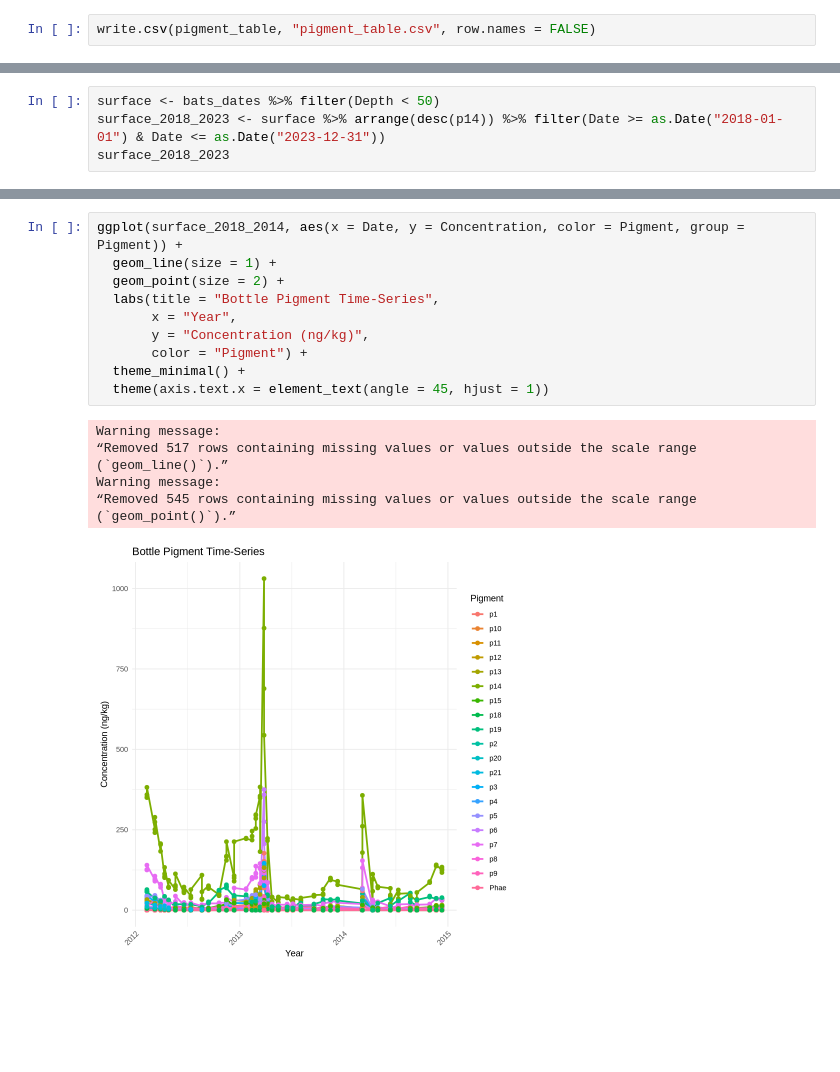
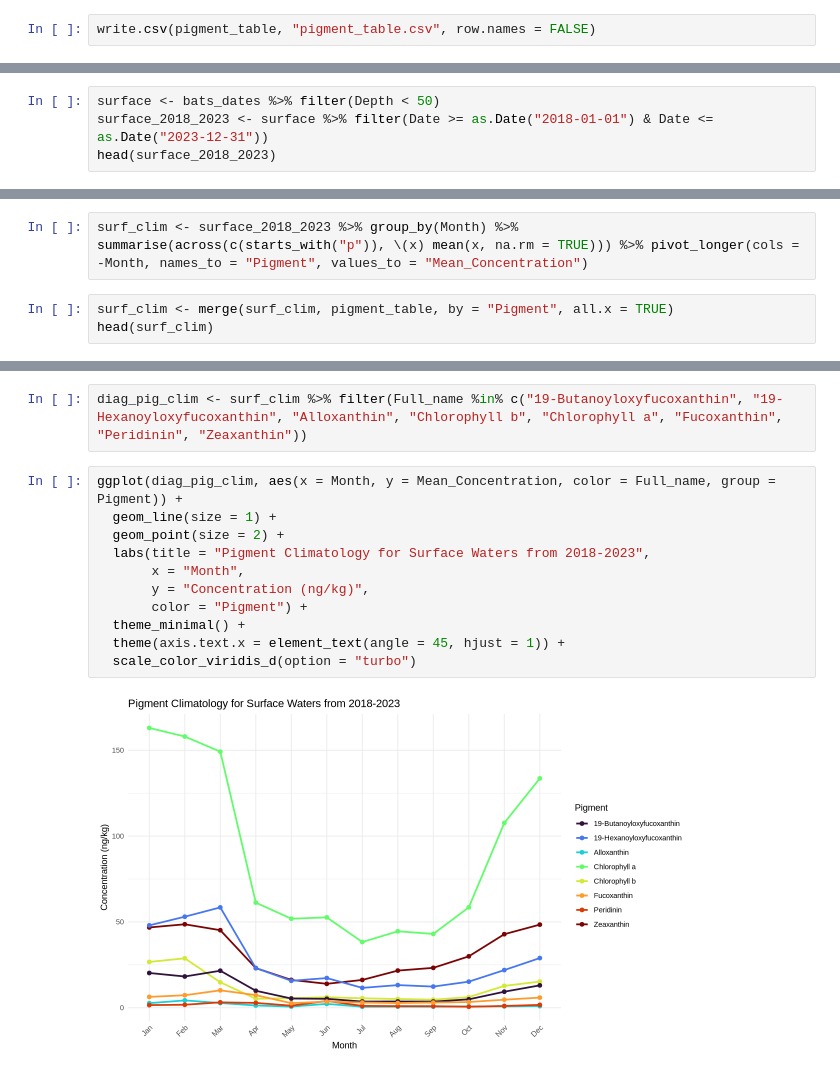
Before and after one commit to marianatorres4/OceanCritters, a Jupyter notebook: pig_clim.ipynb, the cells around one changed output, grey strips where cells are left out. Cells and saved outputs as stored; diff of their text form; blank space fills up the shorter version.

Commit message:
Updated pigment notebook with properly constrained climatology and plots with 7 diagnostic pigments

```diff
--- a/pig_clim.ipynb
+++ b/pig_clim.ipynb
@@ -186,5 +274,5 @@ surface_2018_2023 <- surface %>% filter(Date >= as.Date("2018-01-01") & Date <=
 # %%
 surface <- bats_dates %>% filter(Depth < 50)
-surface_2018_2023 <- surface %>% arrange(desc(p14)) %>% filter(Date >= as.Date("2018-01-01") & Date <= as.Date("2023-12-31"))
-surface_2018_2023
+surface_2018_2023 <- surface %>% filter(Date >= as.Date("2018-01-01") & Date <= as.Date("2023-12-31"))
+head(surface_2018_2023)
 # %% [output]
@@ -209,0 +300,5 @@ A data.frame: 277 × 31
+# %%
+surf_clim <- surface_2018_2023 %>% group_by(Month) %>% summarise(across(c(starts_with("p")), \(x) mean(x, na.rm = TRUE))) %>% pivot_longer(cols = -Month, names_to = "Pigment", values_to = "Mean_Concentration")
+# %%
+surf_clim <- merge(surf_clim, pigment_table, by = "Pigment", all.x = TRUE)
+head(surf_clim)
@@ -210,18 +315,15 @@ A data.frame: 277 × 31
+# %%
+diag_pig_clim <- surf_clim %>% filter(Full_name %in% c("19-Butanoyloxyfucoxanthin", "19-Hexanoyloxyfucoxanthin", "Alloxanthin", "Chlorophyll b", "Chlorophyll a", "Fucoxanthin", "Peridinin", "Zeaxanthin"))
 # %%
-ggplot(surface_2018_2014, aes(x = Date, y = Concentration, color = Pigment, group = Pigment)) +
+ggplot(diag_pig_clim, aes(x = Month, y = Mean_Concentration, color = Full_name, group = Pigment)) +
   geom_line(size = 1) +
   geom_point(size = 2) +
-  labs(title = "Bottle Pigment Time-Series",
-       x = "Year",
+  labs(title = "Pigment Climatology for Surface Waters from 2018-2023",
+       x = "Month",
        y = "Concentration (ng/kg)",
        color = "Pigment") +
   theme_minimal() +
-  theme(axis.text.x = element_text(angle = 45, hjust = 1))
+  theme(axis.text.x = element_text(angle = 45, hjust = 1)) +
+  scale_color_viridis_d(option = "turbo")
 # %% [output]
-Warning message:
-“Removed 517 rows containing missing values or values outside the scale range
-(`geom_line()`).”
-Warning message:
-“Removed 545 rows containing missing values or values outside the scale range
-(`geom_point()`).”
-[figure, old version]
+[figure, new version]
```
Also changed, not shown: parts of 40 cells of this notebook.
